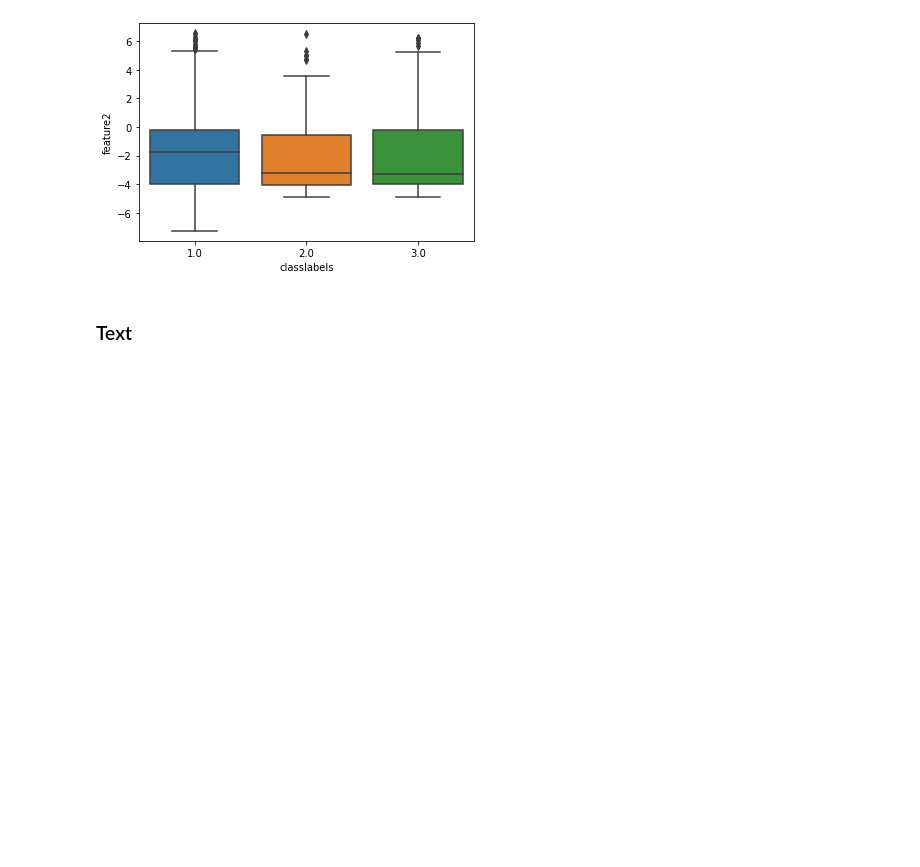
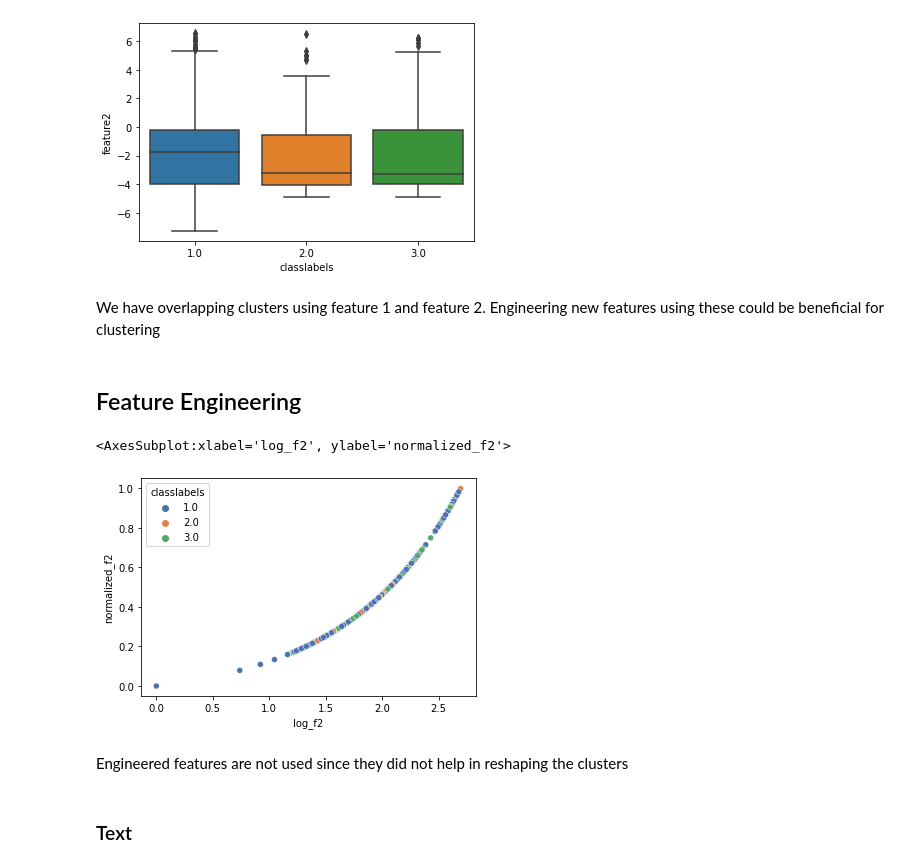
Before and after one commit to ashwinkd/Clustering_Assignment, a Jupyter notebook: Clustering Assignment.ipynb, the cells around one changed output. Saved outputs shown, nothing was run; the diff lists cells and outputs as text; code cells hidden in the pictures; blank space fills up the shorter version.

```diff
--- a/Clustering Assignment.ipynb
+++ b/Clustering Assignment.ipynb
@@ -161,3 +166,8 @@ ax = sns.boxplot(x="classlabels", y="feature1", data=density_df)
 ax = sns.boxplot(x="classlabels", y="feature2", data=density_df)
 # %% [output]
 [figure]
+# %% [markdown]
+We have overlapping clusters using feature 1 and feature 2.
+Engineering new features using these could be beneficial for clustering
+# %% [markdown]
+## Feature Engineering
@@ -164,3 +187,10 @@ ax = sns.boxplot(x="classlabels", y="feature2", data=density_df)
+# %%
+sns.scatterplot(x='log_f2', y='normalized_f2', hue='classlabels', data=density_df, palette="deep")
+# %% [output]
+<AxesSubplot:xlabel='log_f2', ylabel='normalized_f2'>
+[figure, added]
+# %% [markdown]
+Engineered features are not used since they did not help in reshaping the clusters
 # %% [markdown]
 ### Text
 # %% [markdown]
```
Also changed, not shown: parts of 13 cells of this notebook, 4 other files.
